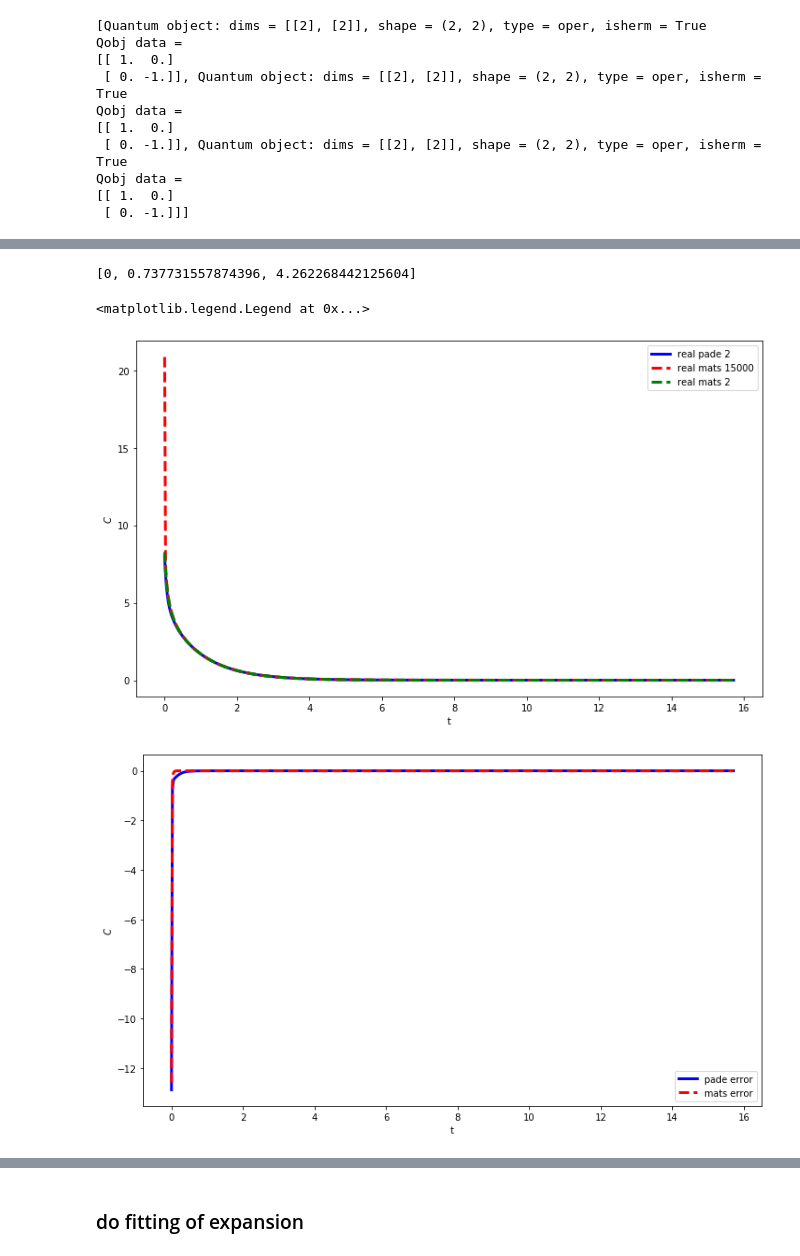
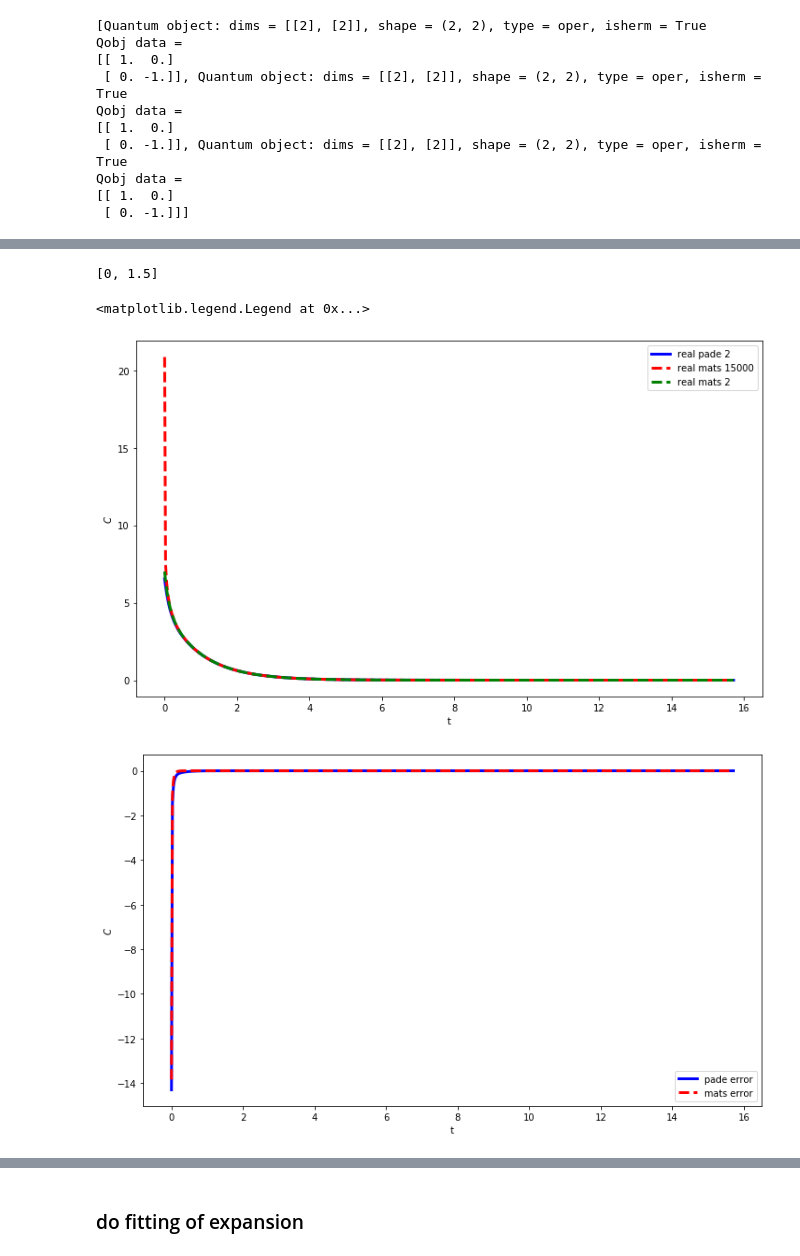
Before and after one commit to tehruhn/bofin_fast, a Jupyter notebook: example 1 spin-bath model - very strong coupling.ipynb, the cells around one changed output, grey strips where cells are left out. Cells and saved outputs as stored; diff of their text form; code cells hidden in the pictures.

```diff
--- a/example 1 spin-bath model - very strong coupling.ipynb
+++ b/example 1 spin-bath model - very strong coupling.ipynb
@@ -71,8 +75,8 @@ lam = 2.5 # coupling strength
 T = 1. # in units where Boltzmann factor is 1
 beta = 1./T
 #HEOM parameters
-Nk = 4 # number of exponentials in approximation of the the spectral density
-NC = 30 # cut off parameter for the bath
+Nk = 1 # number of exponentials in approximation of the the spectral density
+NC = 13 # cut off parameter for the bath
 # %%
 ###############################################
 
@@ -229,7 +218,7 @@ op = -2*spre(Q)*spost(Q.dag()) + spre(Q.dag()*Q) + spost(Q.dag()*Q)
 approx_factr = ((2 * lam / (beta * gamma)) - 1j*lam)
 
 approx_factr -=  lam * gamma * (-1.0j + cot(gamma / (2 * T)))/gamma
-for k in range(1,Nk):
+for k in range(1,Nk+1):
     vk = 2 * np.pi * k * T
     #c_temp.append((pref * 4 * lam * gamma * T * vk / (vk**2 - gamma**2))  * np.exp(- vk * t) )
     approx_factr -= ((pref * 4 * lam * gamma * T * vk / (vk**2 - gamma**2))/ vk)
@@ -251,7 +240,7 @@ rho0 = basis(2,0) * basis(2,0).dag()
 # Times to record state
 #tlist = np.linspace(0, 40, 600)
 
-resultMatsT3 = HEOMMatsT.run(rho0, tlist)
+resultMatsT = HEOMMatsT.run(rho0, tlist)
 # %% [output]
 [Quantum object: dims = [[2], [2]], shape = (2, 2), type = oper, isherm = True
 Qobj data =
@@ -438,16 +323,28 @@ ax1.legend()
 # %%
+#as a comparison, this is matsubara
+
+lmax = 2
+
+def c(t,anamax):
+
+    c_temp = (pref * lam * gamma * (-1.0j + cot(gamma / (2 * T))) * np.exp(-gamma * t))
+    for k in range(1, anamax+1):
+        vk = 2 * np.pi * k * T
+        c_temp += ((pref * 4 * lam * gamma * T * vk / (vk**2 - gamma**2))  * np.exp(- vk * t) )
 
 
-lmaxmats =15000
-def c(t):
-    c_temp =[]
-    c_temp.append(pref * lam * gamma * (-1.0j + cot(gamma / (2 * T))) * np.exp(-gamma * t))
-    for k in range(1, lmaxmats):
-        vk = 2 * np.pi * k * T
-        c_temp.append((pref * 4 * lam * gamma * T * vk / (vk**2 - gamma**2))  * np.exp(- vk * t) )
     return c_temp
 
-# Reals parts
-corrRana = [np.real(sum(c(t))) for t in tlist]
-# Imaginary parts
-corrIana = [np.imag(sum(c(t))) for t in tlist]
+cppL = c(tlist,lmax)
+
+fig, ax1 = plt.subplots(figsize=(12, 7))
+#print(gam_list)
+ax1.plot(tlist,real(cppL), color="b", linewidth=3, label= r"real alt")
+ax1.plot(tlist,imag(cppL), color="r", linewidth=3, label= r"imag alt")
+ax1.plot(tlist,corrRana, "b--", linewidth=3, label= r"real ana")
+ax1.plot(tlist,corrIana, "r--", linewidth=3, label= r"imag ana")
+
+
+ax1.set_xlabel("t")
+ax1.set_ylabel(r"$C$")
+ax1.legend()
@@ -455,7 +355,7 @@ corrIana = [np.imag(sum(c(t))) for t in tlist]
 #as a comparison, this is pade
 
 
-lmax = 2
+lmax = 1
 
 
 
@@ -567,36 +467,36 @@ cppLP,etapLP,gampLP = C(tlist)
 fig, ax1 = plt.subplots(figsize=(12, 7))
 #print(gam_list)
 ax1.plot(tlist,real(cppLP), color="b", linewidth=3, label= r"real pade 2")
 #ax1.plot(tlist,imag(cppL), color="r", linewidth=3, label= r"imag alt")
 ax1.plot(tlist,corrRana, "r--", linewidth=3, label= r"real mats 15000")
 ax1.plot(tlist,real(cppL), "g--", linewidth=3, label= r"real mats 2")
 #ax1.plot(tlist,corrIana, "r--", linewidth=3, label= r"imag ana")
 
 
 
 ax1.set_xlabel("t")
 ax1.set_ylabel(r"$C$")
 ax1.legend()
 
 
 fig, ax1 = plt.subplots(figsize=(12, 7))
 #print(gam_list)
 #ax1.plot(tlist,real(cppL), color="b", linewidth=3, label= r"real alt")
 #ax1.plot(tlist,imag(cppL), color="r", linewidth=3, label= r"imag alt")
 #ax1.plot(tlist,corrRana, "b--", linewidth=3, label= r"real ana")
 #ax1.plot(tlist,corrIana, "r--", linewidth=3, label= r"imag ana")
 
 ax1.plot(tlist,real(cppLP)-corrRana, color="b", linewidth=3, label= r"pade error")
 ax1.plot(tlist,real(cppL)-corrRana, "r--", linewidth=3, label= r"mats error")
 
 ax1.set_xlabel("t")
 ax1.set_ylabel(r"$C$")
 ax1.legend()
 # %% [output]
-[0, 0.737731557874396, 4.262268442125604]
+[0, 1.5]
 <matplotlib.legend.Legend at 0x...>
-[figure, old version]
+[figure, new version]
-[figure, old version]
+[figure, new version]
 # %%
 
 ckAR = [real(eta) +0j for eta in etapLP]
```
Also changed, not shown: parts of 30 cells of this notebook, 52 other files.
